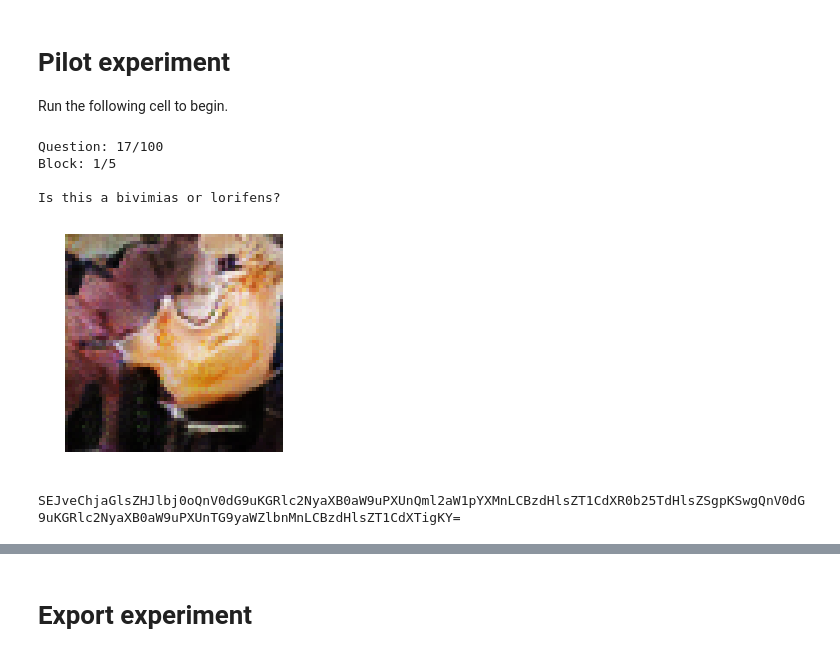
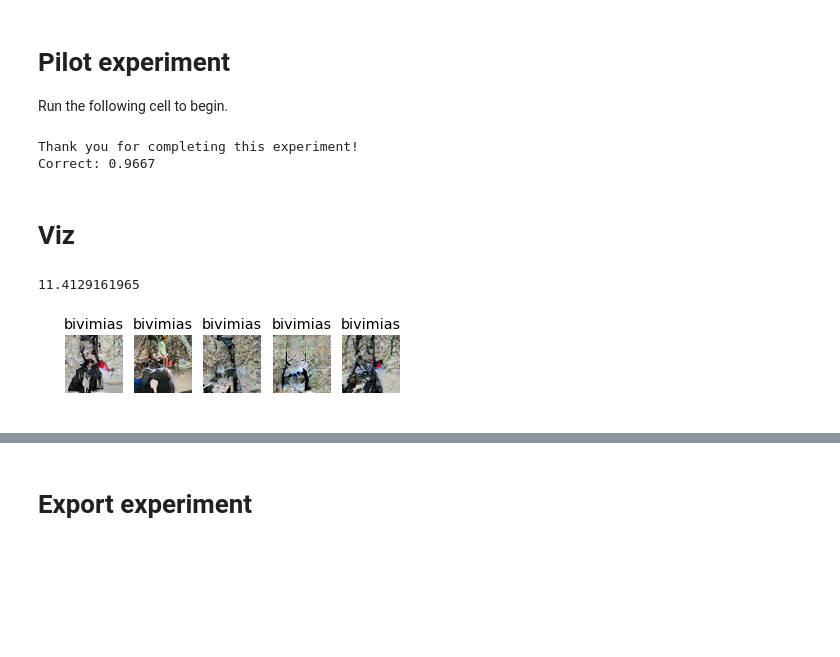
Before and after one commit to alexyku/curse-of-dimensionality, a Jupyter notebook: notebooks/pilot.ipynb, the cells around one changed output, grey strips where cells are left out. Saved outputs shown, nothing was run; the diff lists cells and outputs as text; code cells hidden in the pictures; blank space fills up the shorter version.

```diff
--- a/notebooks/pilot.ipynb
+++ b/notebooks/pilot.ipynb
@@ -7,16 +25,22 @@ plt.style.use("ggplot")
 
 Run the following cell to begin.
 # %%
-ndims=100#np.random.choice([50, 100, 200])
-offset= 0.6
+#np.random.choice([10, 50, 100, 200])
+ndims=200
 std = 0.25
-config = get_config(offset=offset, std=std, ndims=ndims, print_feedback=False)
+config = get_config(nblocks=3, ntrials=10, std=std, ndims=ndims, print_feedback=True)
 blocks = get_blocks(config)
 pilot_experiment(blocks, config)
 # %% [output]
-Question: 17/100
-Block: 1/5
-
-Is this a bivimias or lorifens?
+Thank you for completing this experiment!
+Correct: 0.9667
-[figure, removed]
-SEJveChjaGlsZHJlbj0oQnV0dG9uKGRlc2NyaXB0aW9uPXUnQml2aW1pYXMnLCBzdHlsZT1CdXR0b25TdHlsZSgpKSwgQnV0dG9uKGRlc2NyaXB0aW9uPXUnTG9yaWZlbnMnLCBzdHlsZT1CdXTigKY=
+# %% [markdown]
+# Viz
+# %%
+config = get_config(nblocks=1, ntrials=5, std=0.25, ndims=200, print_feedback=False)
+print(config.dist)
+examples1 = [get_mean_example(config, 'bivimias') for _ in range(config.ntrials)]
+imshows([x['img'] for x in examples1], labels=[x['category'] for x in examples1])
+# %% [output]
+11.4129161965
+[figure, added]
```
Also changed, not shown: parts of 7 cells of this notebook, 1 other file.
